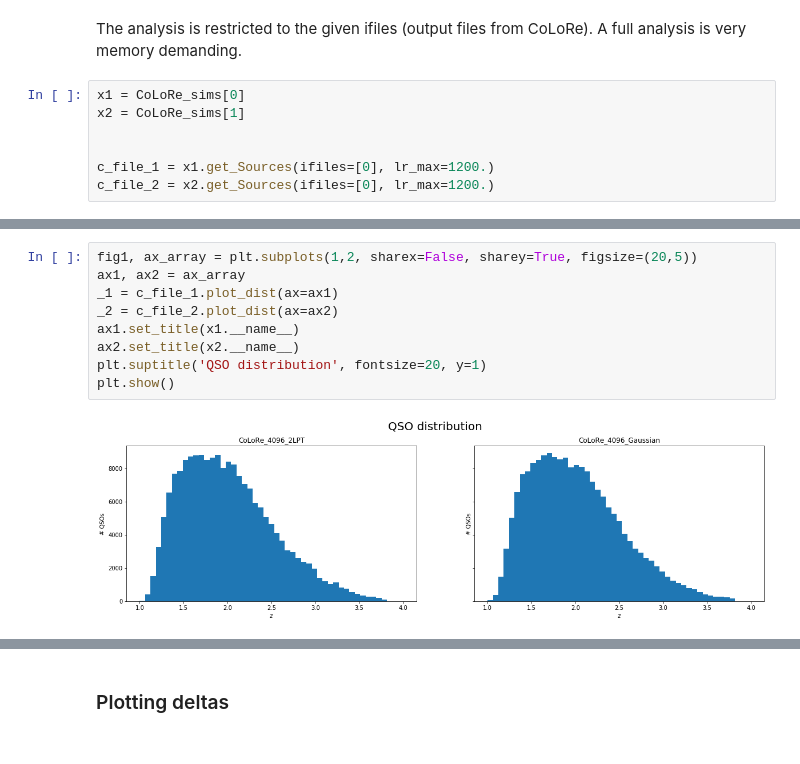
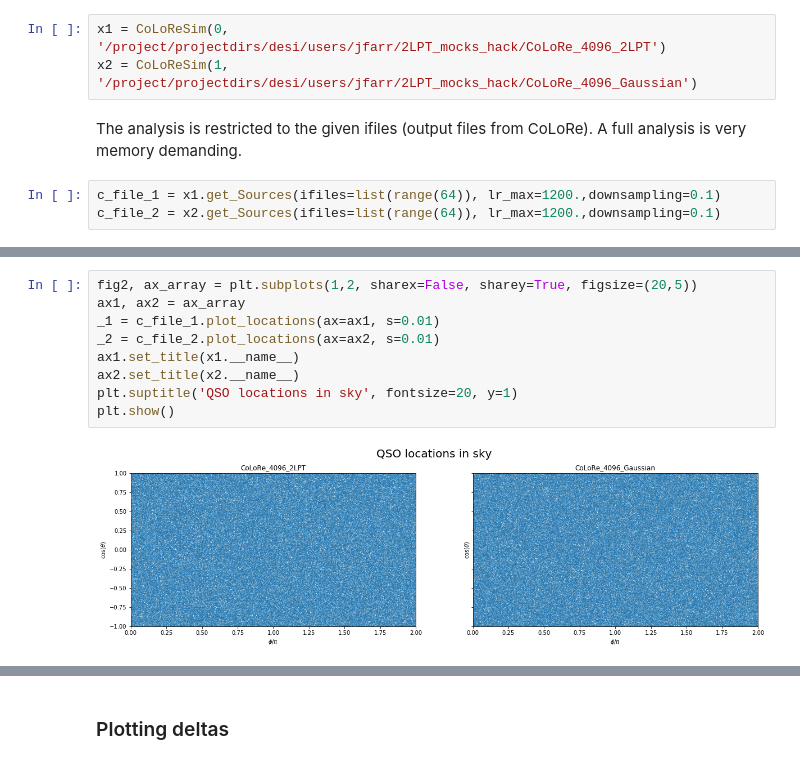
Before and after one commit to cramirezpe/LyaPlotter, a Jupyter notebook: Examples/Compare_CoLoRe_sims.ipynb, the cells around one changed output, grey strips where cells are left out. Cells and saved outputs as stored; diff of their text form.

Commit message:
Added downsampling plots

```diff
--- a/Examples/Compare_CoLoRe_sims.ipynb
+++ b/Examples/Compare_CoLoRe_sims.ipynb
@@ -31,9 +22,8 @@ CoLoRe sim. Id: 1       Name: CoLoRe_4096_Gaussian      Path: /project/projectdi
+# %%
+x1 = CoLoReSim(0, '/project/projectdirs/desi/users/jfarr/2LPT_mocks_hack/CoLoRe_4096_2LPT')
+x2 = CoLoReSim(1, '/project/projectdirs/desi/users/jfarr/2LPT_mocks_hack/CoLoRe_4096_Gaussian')
 # %% [markdown]
 The analysis is restricted to the given ifiles (output files from CoLoRe). A full analysis is very memory demanding.
 # %%
-x1 = CoLoRe_sims[0]
-x2 = CoLoRe_sims[1]
-
-
-c_file_1 = x1.get_Sources(ifiles=[0], lr_max=1200.)
-c_file_2 = x2.get_Sources(ifiles=[0], lr_max=1200.)
+c_file_1 = x1.get_Sources(ifiles=list(range(64)), lr_max=1200.,downsampling=0.1)
+c_file_2 = x2.get_Sources(ifiles=list(range(64)), lr_max=1200.,downsampling=0.1)
@@ -40,11 +54,11 @@ c_file_2 = x2.get_Sources(ifiles=[0], lr_max=1200.)
 # %%
-fig1, ax_array = plt.subplots(1,2, sharex=False, sharey=True, figsize=(20,5))
+fig2, ax_array = plt.subplots(1,2, sharex=False, sharey=True, figsize=(20,5))
 ax1, ax2 = ax_array
-_1 = c_file_1.plot_dist(ax=ax1)
-_2 = c_file_2.plot_dist(ax=ax2)
+_1 = c_file_1.plot_locations(ax=ax1, s=0.01)
+_2 = c_file_2.plot_locations(ax=ax2, s=0.01)
 ax1.set_title(x1.__name__)
 ax2.set_title(x2.__name__)
-plt.suptitle('QSO distribution', fontsize=20, y=1)
+plt.suptitle('QSO locations in sky', fontsize=20, y=1)
 plt.show()
 # %% [output]
-[figure, old version]
+[figure, new version]
```
Also changed, not shown: parts of 19 cells of this notebook.
